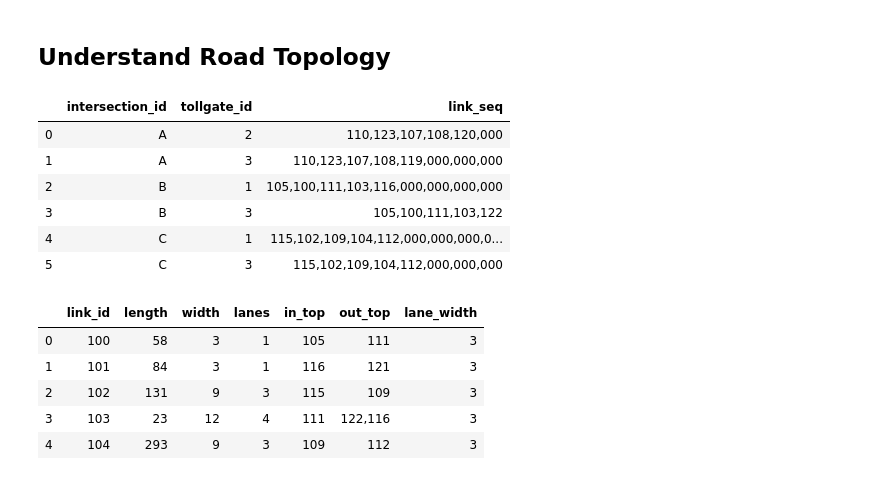
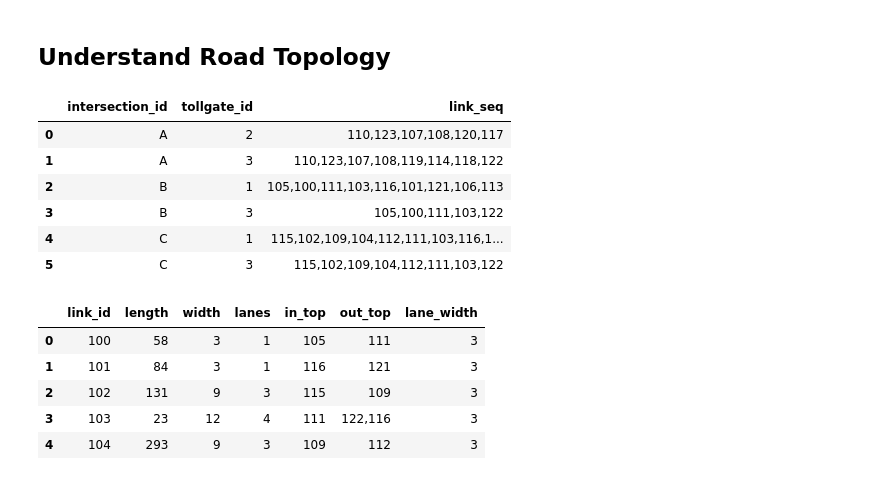
Before and after one commit to ddgone2far/ISSM-MR-2019-09-28-IS1PT-GRP-FastNFurious, a Jupyter notebook: scripts/Travel_Time_Prediction-clean_data.ipynb, the cells around one changed output. Drawn from its saved outputs; the diff is of its cells as text; code cells hidden in the pictures.

```diff
--- a/scripts/Travel_Time_Prediction-clean_data.ipynb
+++ b/scripts/Travel_Time_Prediction-clean_data.ipynb
@@ -33,17 +32,19 @@ test_path = '../data/dataSets/testing_phase1/'
 <h2> Understand Road Topology </h2>
 # %%
 # routes
+'''IMPT: Don't open the route çsv file, will corrupt the data inside. Don't ask me why, I am very puzzled too...'''
+
 routes = pd.read_csv(train_path + 'routes (table 4).csv')
 #routes.shape
 routes.head(10)
 # %% [output]
 |  | intersection_id | tollgate_id | link_seq |
-| 0 | A | 2 | 110,123,107,108,120,000 |
-| 1 | A | 3 | 110,123,107,108,119,000,000,000 |
-| 2 | B | 1 | 105,100,111,103,116,000,000,000,000 |
+| 0 | A | 2 | 110,123,107,108,120,117 |
+| 1 | A | 3 | 110,123,107,108,119,114,118,122 |
+| 2 | B | 1 | 105,100,111,103,116,101,121,106,113 |
 | 3 | B | 3 | 105,100,111,103,122 |
-| 4 | C | 1 | 115,102,109,104,112,000,000,000,0... |
-| 5 | C | 3 | 115,102,109,104,112,000,000,000 |
+| 4 | C | 1 | 115,102,109,104,112,111,103,116,1... |
+| 5 | C | 3 | 115,102,109,104,112,111,103,122 |
 # %%
 #links
 links = pd.read_csv(train_path + 'links (table 3).csv')
```
Also changed, not shown: parts of 20 cells of this notebook.
